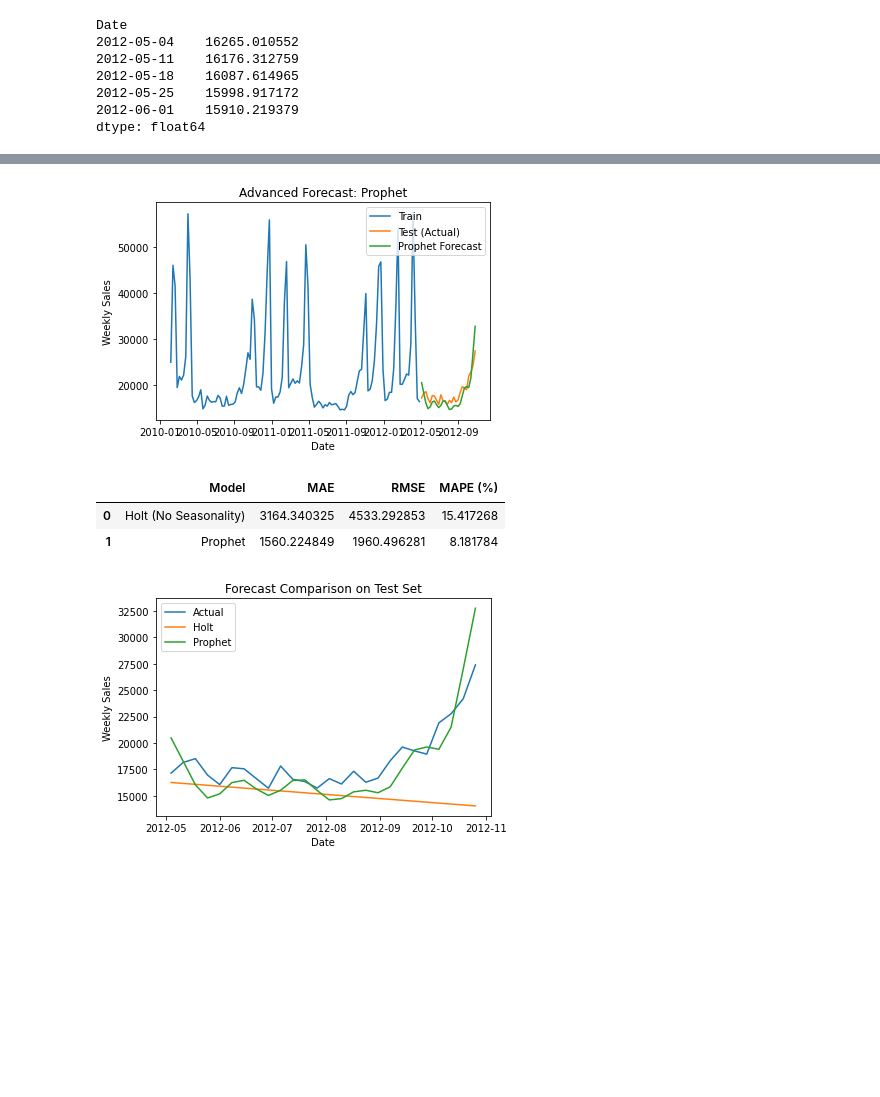
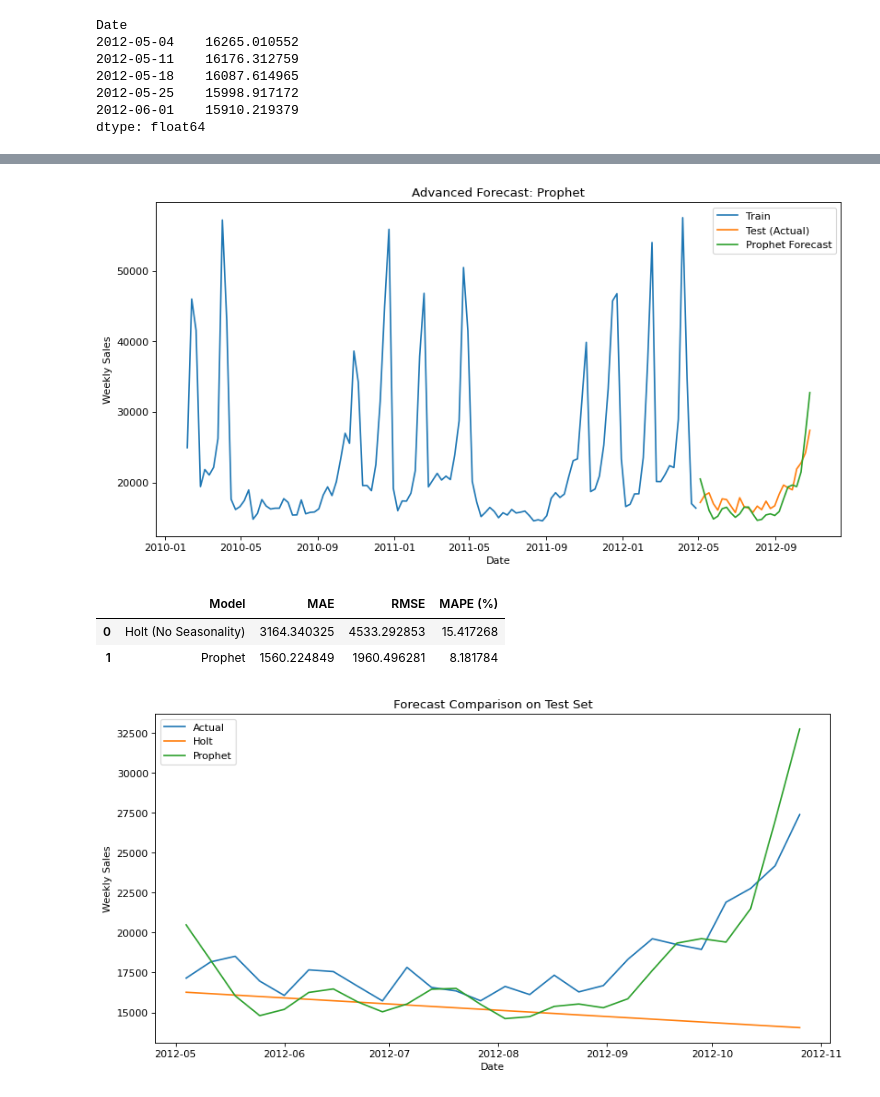
Before and after one commit to amriteshamr/Walmart-Sales-TS-Analysis, a Jupyter notebook: notebook.ipynb, the cells around one changed output, grey strips where cells are left out. Drawn from its saved outputs; the diff is of its cells as text; code cells hidden in the pictures; blank space fills up the shorter version.

```diff
--- a/notebook.ipynb
+++ b/notebook.ipynb
@@ -336,16 +336,16 @@ Date
 2012-06-01    15190.864127
 Name: yhat, dtype: float64
 # %%
-plt.figure()
+plt.figure(figsize=(12, 6), dpi=80)
 plt.plot(y_train.index, y_train, label="Train")
 plt.plot(y_test.index, y_test, label="Test (Actual)")
 plt.plot(prophet_forecast.index, prophet_forecast, label="Prophet Forecast")
 plt.title("Advanced Forecast: Prophet")
 plt.xlabel("Date"); plt.ylabel("Weekly Sales")
 plt.legend()
 plt.show()
 # %% [output]
-[figure, old version]
+[figure, new version]
 # %%
 import numpy as np
 from sklearn.metrics import mean_absolute_error, mean_squared_error
@@ -378,7 +378,7 @@ results
 | 0 | Holt (No Seasonality) | 3164.340325 | 4533.292853 | 15.417268 |
 | 1 | Prophet | 1560.224849 | 1960.496281 | 8.181784 |
 # %%
-plt.figure()
+plt.figure(figsize=(12, 6), dpi=80)
 plt.plot(y_test.index, y_test, label="Actual")
 plt.plot(holt_forecast.index, holt_forecast, label="Holt")
 plt.plot(prophet_forecast.index, prophet_forecast, label="Prophet")
@@ -387,4 +387,4 @@ plt.xlabel("Date"); plt.ylabel("Weekly Sales")
 plt.legend()
 plt.show()
 # %% [output]
-[figure, old version]
+[figure, new version]
```
Also changed, not shown: parts of 2 cells of this notebook.
